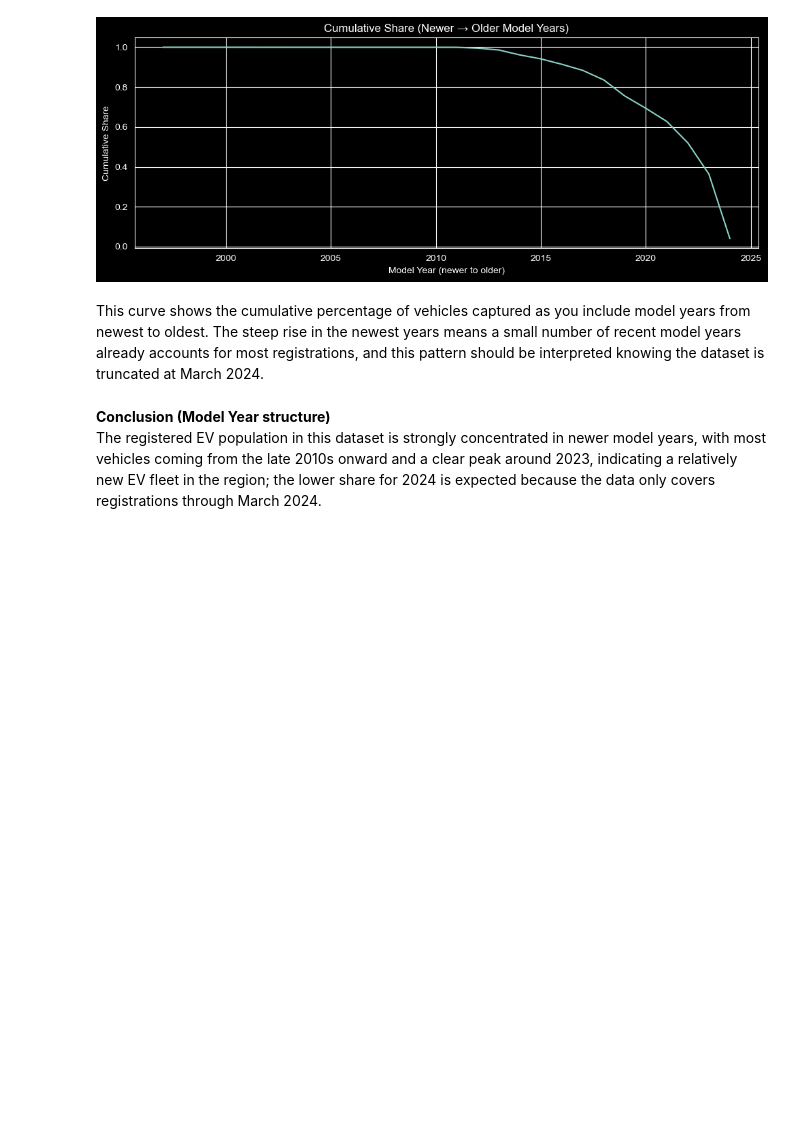
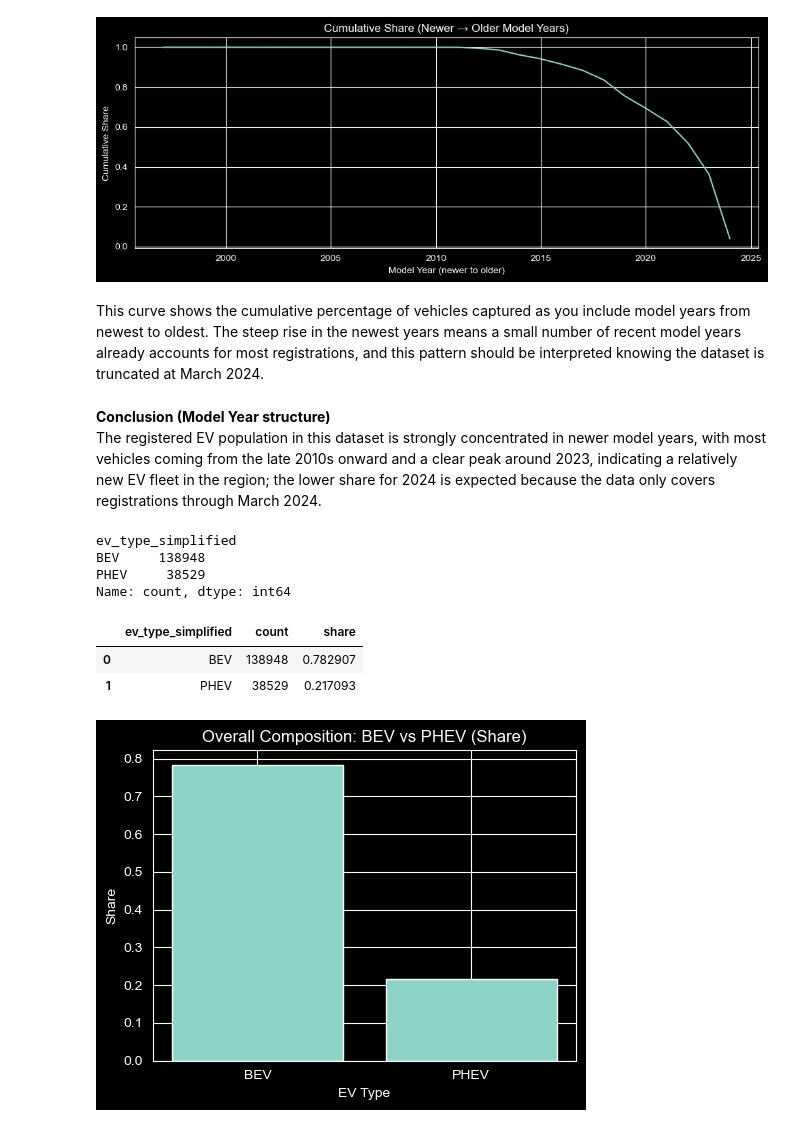
Before and after one commit to dongbaiqi22/EV_analysis, a Jupyter notebook: notebooks/02_EDA_market_analysis.ipynb, the cells around one changed output. Drawn from its saved outputs; the diff is of its cells as text; code cells hidden in the pictures; blank space fills up the shorter version.

```diff
--- a/notebooks/02_EDA_market_analysis.ipynb
+++ b/notebooks/02_EDA_market_analysis.ipynb
@@ -130,3 +130,52 @@ This curve shows the cumulative percentage of vehicles captured as you include m
 # %% [markdown]
 **Conclusion (Model Year structure)**\
 The registered EV population in this dataset is strongly concentrated in newer model years, with most vehicles coming from the late 2010s onward and a clear peak around 2023, indicating a relatively new EV fleet in the region; the lower share for 2024 is expected because the data only covers registrations through March 2024.
+# %%
+# Simplify EV type labels and count each category.
+EV_TYPE_COL    = "Electric Vehicle Type"
+
+def map_ev_type(x):
+    if pd.isna(x):
+        return "Unknown"
+    s = str(x).strip().upper()
+    if "BATTERY" in s or s == "BEV":
+        return "BEV"
+    if "PLUGIN" in s or "PLUG-IN" in s or s == "PHEV":
+        return "PHEV"
+    return "Other"
+
+df_q2 = df.copy()
+df_q2["ev_type_simplified"] = df_q2[EV_TYPE_COL].apply(map_ev_type)
+
+df_q2["ev_type_simplified"].value_counts(dropna=False)
+# %% [output]
+ev_type_simplified
+BEV     138948
+PHEV     38529
+Name: count, dtype: int64
+# %%
+# Count BEV and PHEV records overall and compute their market shares.
+overall = (
+    df_q2[df_q2["ev_type_simplified"].isin(["BEV", "PHEV"])]
+    .groupby("ev_type_simplified")
+    .size()
+    .rename("count")
+    .reset_index()
+)
+
+overall["share"] = overall["count"] / overall["count"].sum()
+overall
+# %% [output]
+|  | ev_type_simplified | count | share |
+| 0 | BEV | 138948 | 0.782907 |
+| 1 | PHEV | 38529 | 0.217093 |
+# %%
+plt.figure(figsize=(5,4))
+plt.bar(overall["ev_type_simplified"], overall["share"])
+plt.title("Overall Composition: BEV vs PHEV (Share)")
+plt.xlabel("EV Type")
+plt.ylabel("Share")
+plt.tight_layout()
+plt.show()
+# %% [output]
+[figure, added]
```
Also changed, not shown: parts of 6 cells of this notebook.
